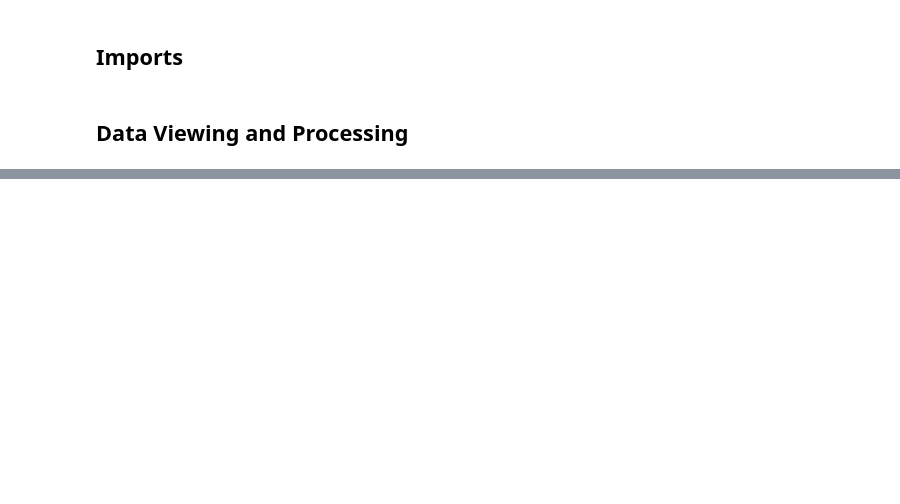
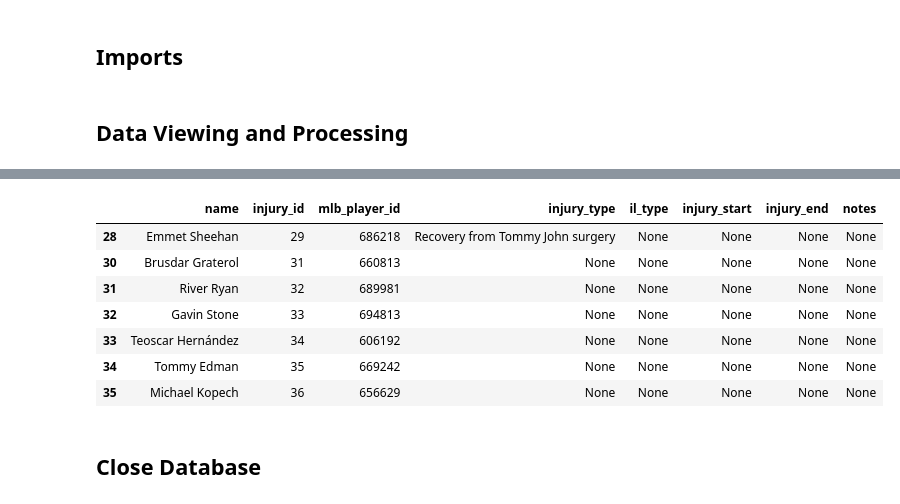
Before and after one commit to laniel123/MLB_Injury_Report, a Jupyter notebook: notebooks /dodgers_db.ipynb, the cells around one changed output, grey strips where cells are left out. Saved outputs shown, nothing was run; the diff lists cells and outputs as text; code cells hidden in the pictures; blank space fills up the shorter version.

```diff
--- a/notebooks /dodgers_db.ipynb
+++ b/notebooks /dodgers_db.ipynb
@@ -190,0 +143,5 @@ print(df)
+# %%
+# Filter rows (example: only active injuries)
+active_injuries = names_injuries[names_injuries['injury_end'].isnull()]
+
+active_injuries.head()
@@ -190,0 +155,17 @@ print(df)
+# %%
+# All active injuries
+
+all_active_injuries = active_injuries[:]
+
+all_active_injuries
+# %% [output]
+|  | name | injury_id | mlb_player_id | injury_type | il_type | injury_start | injury_end | notes |
+| 28 | Emmet Sheehan | 29 | 686218 | Recovery from Tommy John surgery | None | None | None | None |
+| 30 | Brusdar Graterol | 31 | 660813 | None | None | None | None | None |
+| 31 | River Ryan | 32 | 689981 | None | None | None | None | None |
+| 32 | Gavin Stone | 33 | 694813 | None | None | None | None | None |
+| 33 | Teoscar Hernández | 34 | 606192 | None | None | None | None | None |
+| 34 | Tommy Edman | 35 | 669242 | None | None | None | None | None |
+| 35 | Michael Kopech | 36 | 656629 | None | None | None | None | None |
+# %% [markdown]
+## Close Database
```
Also changed, not shown: parts of 21 cells of this notebook, 5 other files.
